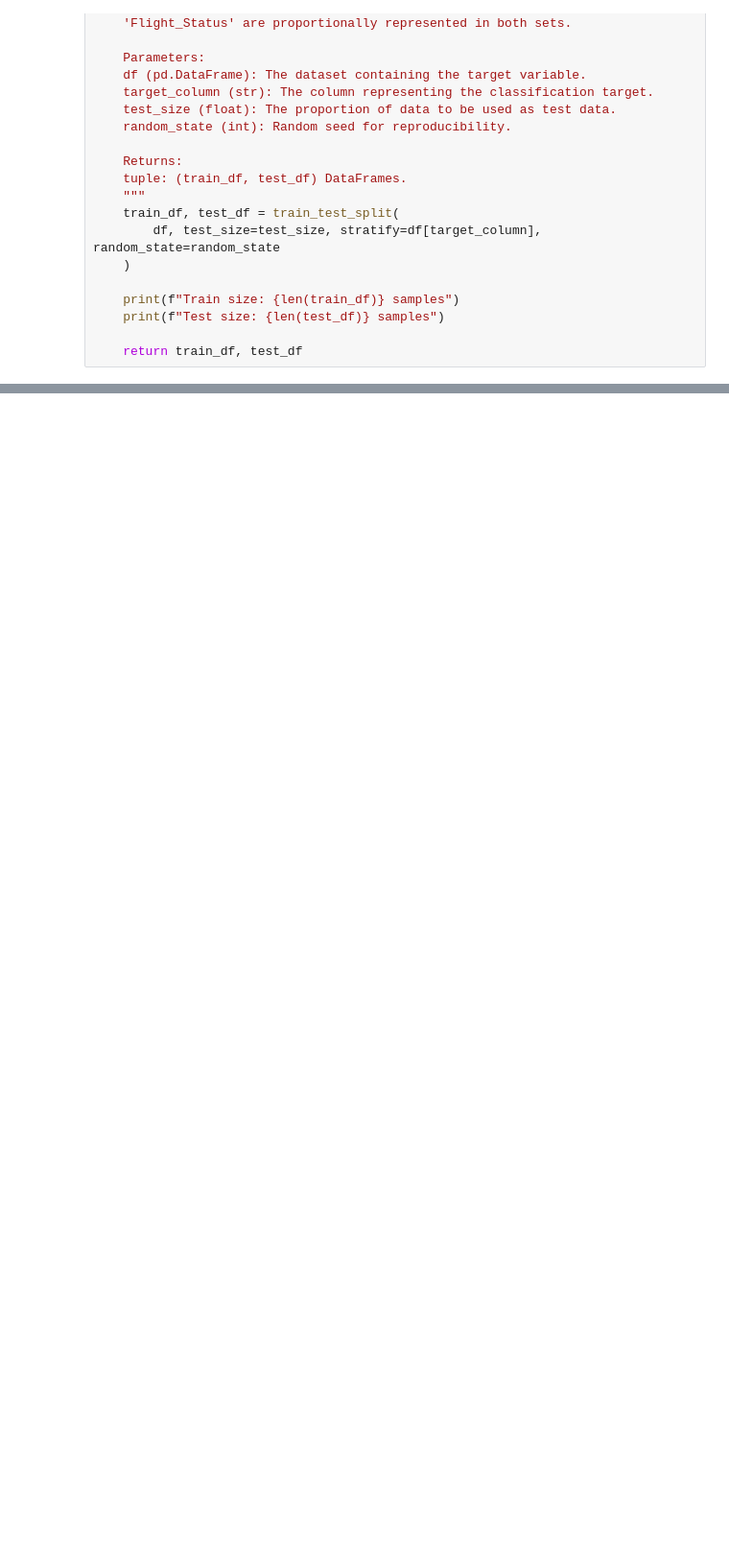
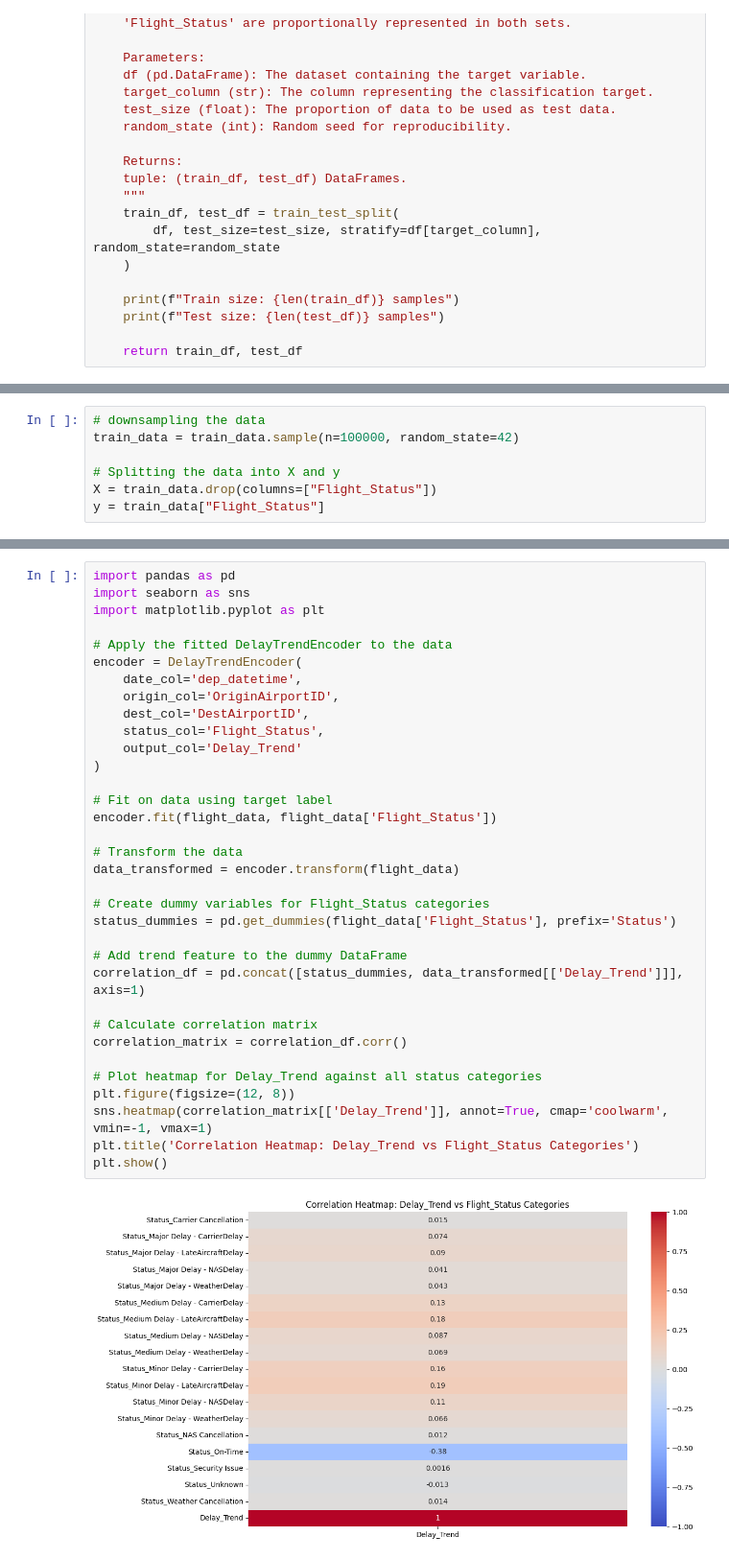
Before and after one commit to denibravo/NeuralNetworkProject, a Jupyter notebook: Pipeline.ipynb, the cells around one changed output, grey strips where cells are left out. Shown at 96% size. Drawn from its saved outputs; the diff is of its cells as text; blank space fills up the shorter version.

```diff
--- a/Pipeline.ipynb
+++ b/Pipeline.ipynb
@@ -60,0 +67,7 @@ train_data, test_data= stratified_random_split(flight_data, target_column="Fligh
+# %%
+# downsampling the data
+train_data = train_data.sample(n=100000, random_state=42)
+
+# Splitting the data into X and y
+X = train_data.drop(columns=["Flight_Status"])
+y = train_data["Flight_Status"]
@@ -60,0 +241,36 @@ train_data, test_data= stratified_random_split(flight_data, target_column="Fligh
+# %%
+import pandas as pd
+import seaborn as sns
+import matplotlib.pyplot as plt
+
+# Apply the fitted DelayTrendEncoder to the data
+encoder = DelayTrendEncoder(
+    date_col='dep_datetime',
+    origin_col='OriginAirportID',
+    dest_col='DestAirportID',
+    status_col='Flight_Status',
+    output_col='Delay_Trend'
+)
+
+# Fit on data using target label
+encoder.fit(flight_data, flight_data['Flight_Status'])
+
+# Transform the data
+data_transformed = encoder.transform(flight_data)
+
+# Create dummy variables for Flight_Status categories
+status_dummies = pd.get_dummies(flight_data['Flight_Status'], prefix='Status')
+
+# Add trend feature to the dummy DataFrame
+correlation_df = pd.concat([status_dummies, data_transformed[['Delay_Trend']]], axis=1)
+
+# Calculate correlation matrix
+correlation_matrix = correlation_df.corr()
+
+# Plot heatmap for Delay_Trend against all status categories
+plt.figure(figsize=(12, 8))
+sns.heatmap(correlation_matrix[['Delay_Trend']], annot=True, cmap='coolwarm', vmin=-1, vmax=1)
+plt.title('Correlation Heatmap: Delay_Trend vs Flight_Status Categories')
+plt.show()
+# %% [output]
+[figure, added]
```
Also changed, not shown: parts of 10 cells of this notebook.
